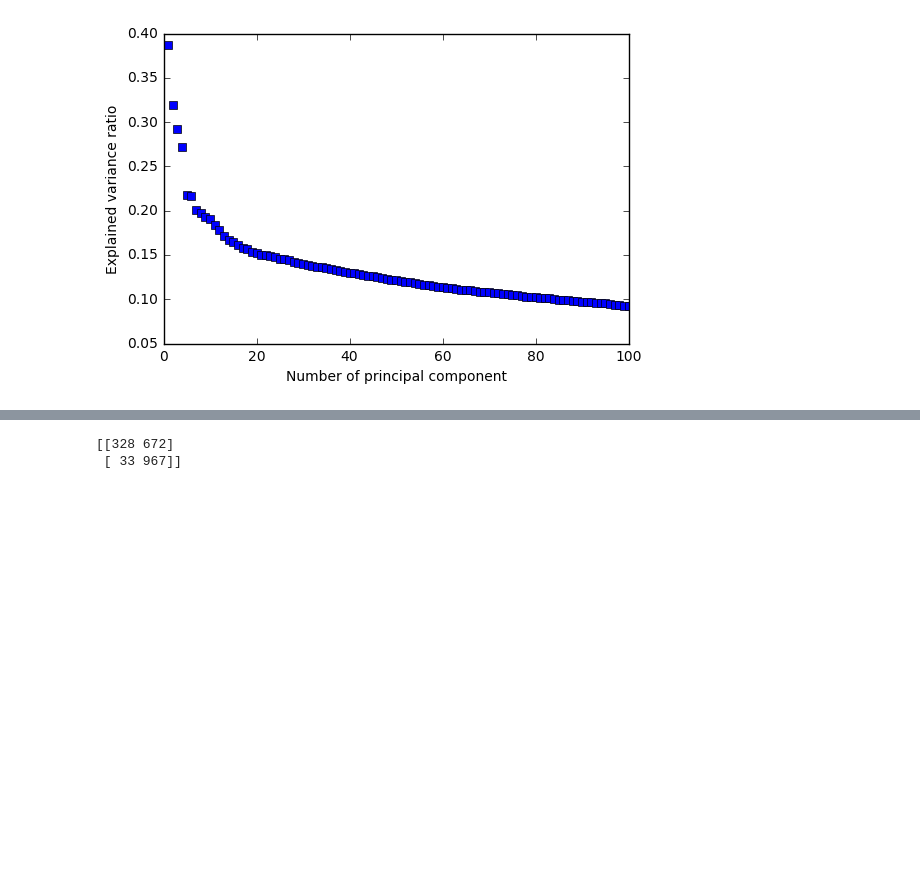
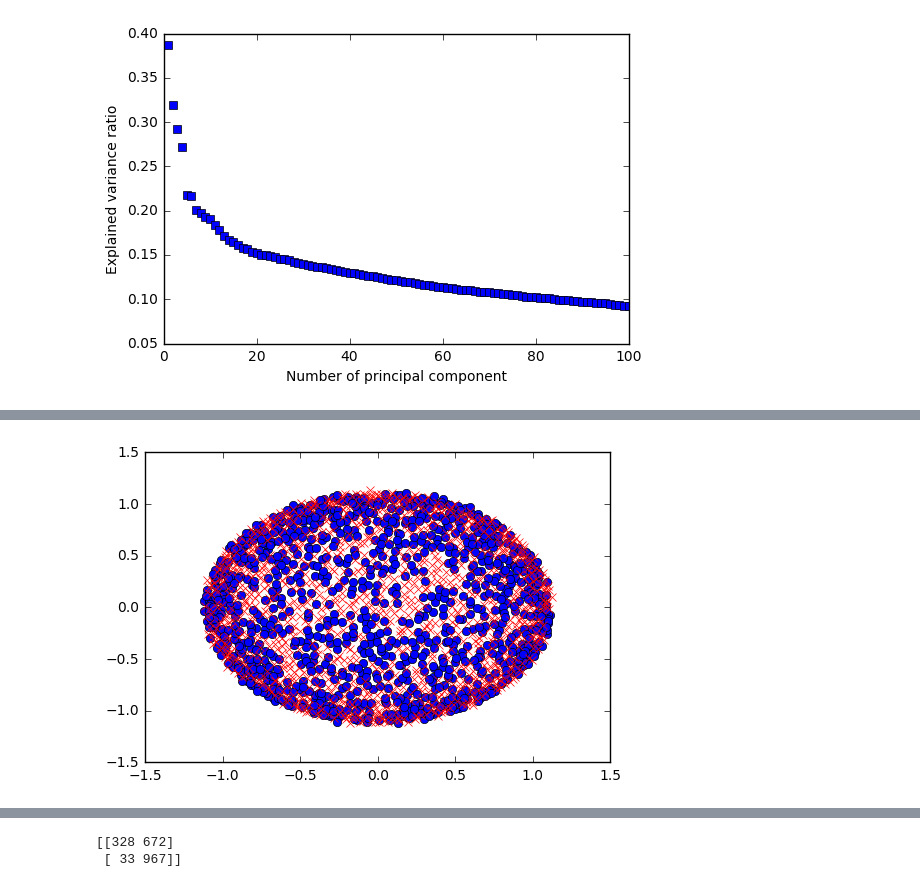
Before and after one commit to GuanxiongLiu/DS501, a Jupyter notebook: CaseStudy3/CaseStudy3.ipynb, the cells around one changed output, grey strips where cells are left out. Saved outputs shown, nothing was run; the diff lists cells and outputs as text; code cells hidden in the pictures; blank space fills up the shorter version.

```diff
--- a/CaseStudy3/CaseStudy3.ipynb
+++ b/CaseStudy3/CaseStudy3.ipynb
@@ -589,0 +607,13 @@ plt.ylabel('Explained variance ratio')
+# %%
+from sklearn.manifold import MDS
+
+mds = MDS(n_components=2)
+low_d_feature = mds.fit_transform(word_vector.todense())
+
+for value, target in zip(low_d_feature, dataset.target):
+    if target == 0:
+        plt.plot(value[0], value[1], 'bo')
+    else:
+        plt.plot(value[0], value[1], 'rx')
+# %% [output]
+[figure, added]
```
Also changed, not shown: parts of 16 cells of this notebook, 4 other files.
